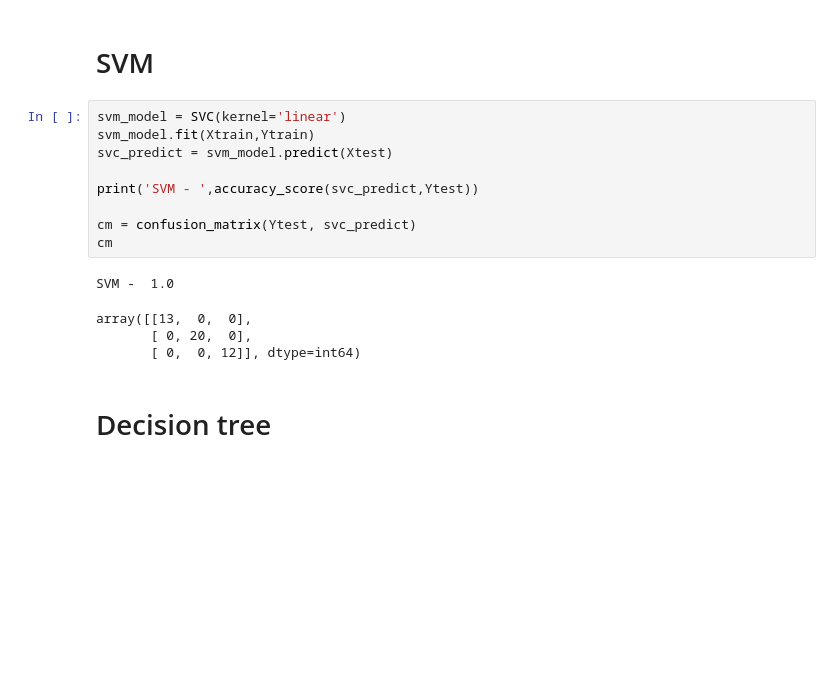
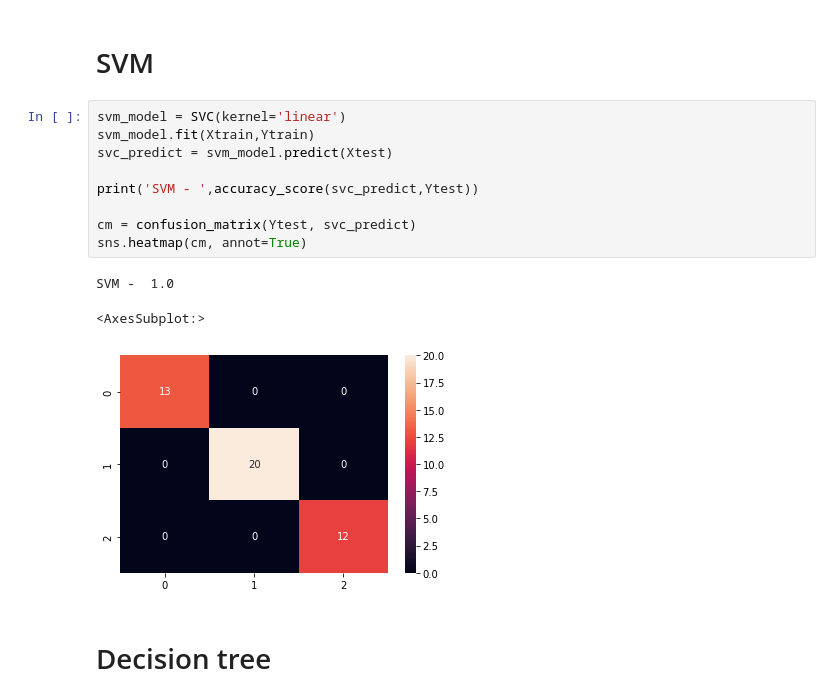
Before and after one commit to banshee0716/Data-Science-Handbook-practice, a Jupyter notebook: practice.ipynb, the cells around one changed output. Cells and saved outputs as stored; diff of their text form; blank space fills up the shorter version.

```diff
--- a/practice.ipynb
+++ b/practice.ipynb
@@ -260,17 +264,16 @@ sns.lmplot("PCA1","PCA2", hue="species", col = 'cluster', data = df,fit_reg=Fals
 # %%
 svm_model = SVC(kernel='linear')
 svm_model.fit(Xtrain,Ytrain)
 svc_predict = svm_model.predict(Xtest)
 
 print('SVM - ',accuracy_score(svc_predict,Ytest))
 
 cm = confusion_matrix(Ytest, svc_predict)
-cm
+sns.heatmap(cm, annot=True)
 # %% [output]
 SVM -  1.0
-array([[13,  0,  0],
-       [ 0, 20,  0],
-       [ 0,  0, 12]], dtype=int64)
+<AxesSubplot:>
+[figure, added]
 # %% [markdown]
 # Decision tree
 # %%
```
Also changed, not shown: parts of 9 cells of this notebook.
